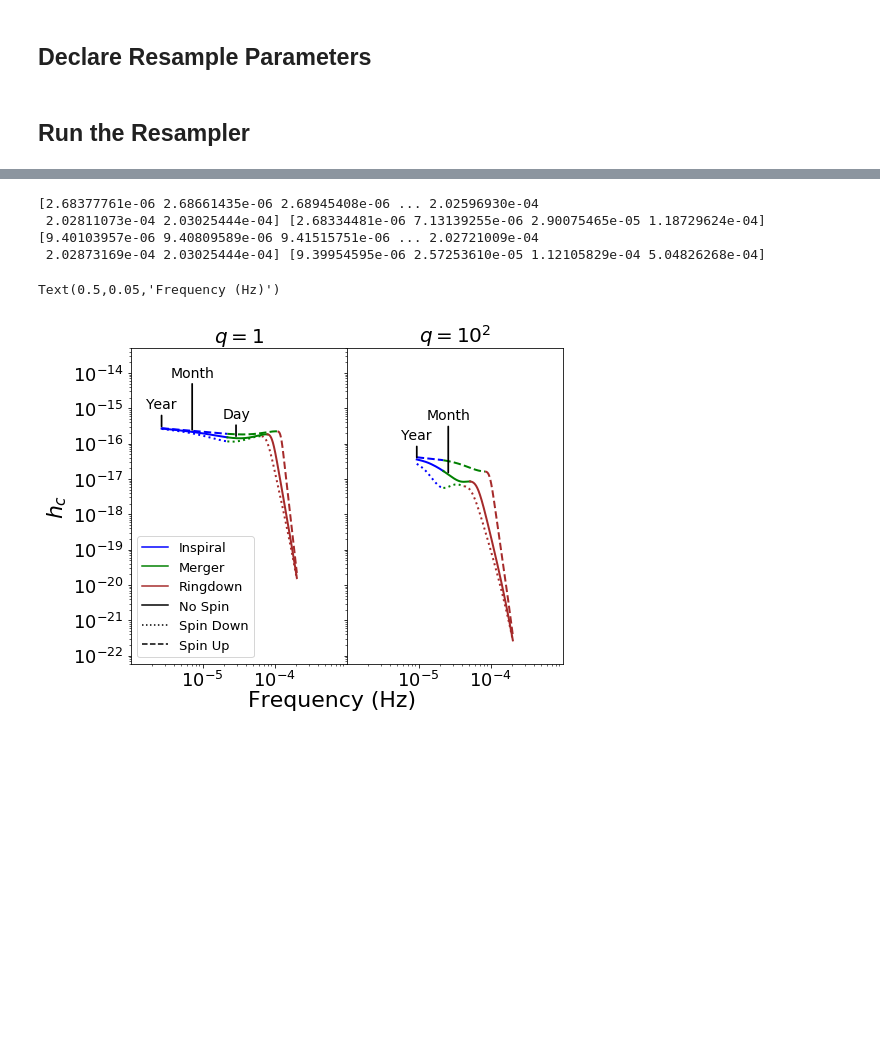
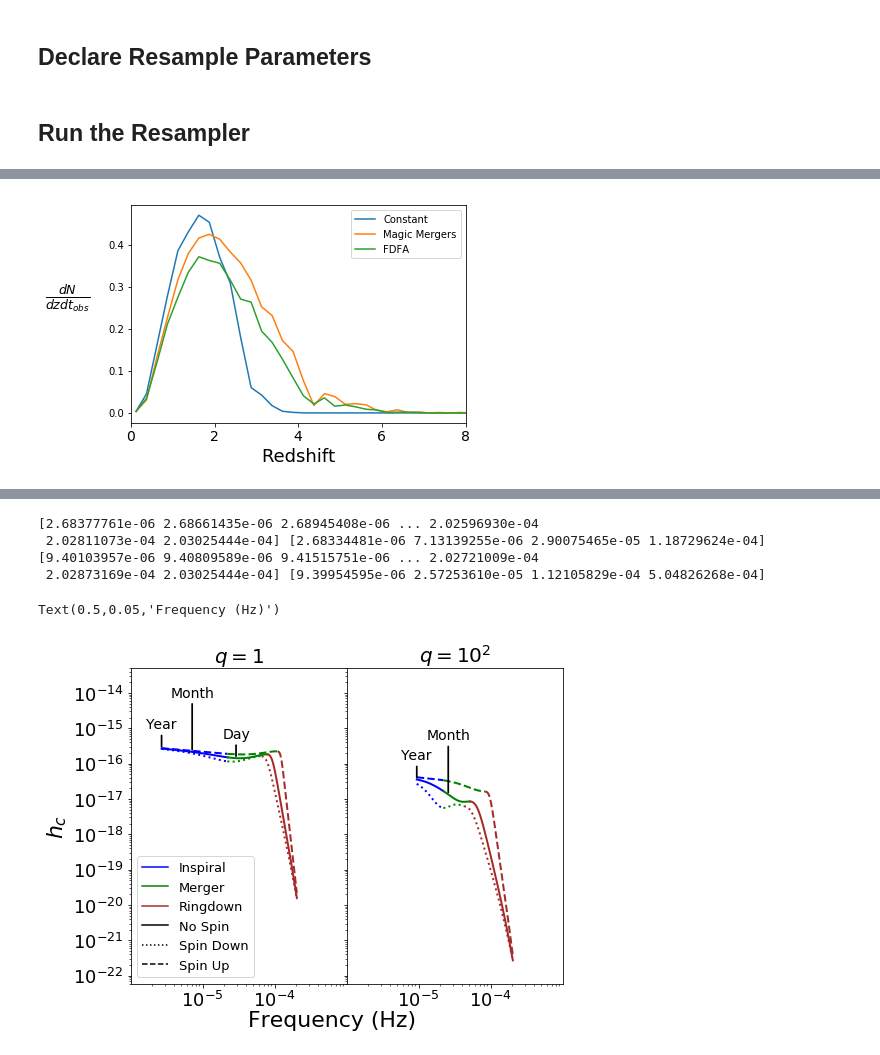
Before and after one commit to mikekatz04/Illustris_LISA_paper, a Jupyter notebook: code/paper_plots.ipynb, the cells around one changed output, grey strips where cells are left out. Drawn from its saved outputs; the diff is of its cells as text; code cells hidden in the pictures; blank space fills up the shorter version.

```diff
--- a/code/paper_plots.ipynb
+++ b/code/paper_plots.ipynb
@@ -17,8 +23,8 @@ Msun=1.989e30
 # %% [markdown]
 ## Declare Resample Parameters
 # %%
-num_catalogs = 1000
-t_obs = 10.0 #years
+num_catalogs = 10
+t_obs = 5.0 #years
 duration = 100.0 #years
 
 #input file
@@ -44,7 +50,7 @@ evolve_class = EvolveFDFA
 # keys are the parameter names for the evolution scenario.
 # values are the corresponding names of the input_data columns
 evolve_key_guide = {'m1':'mass_new_prev_in', 'm2':'mass_new_prev_out',
-                    'z':'redshift', 'separation':'separation', 'gamma':'gamma',
+                    'z':'redshift', 'separation':'separation', 'star_gamma':'star_gamma',
                     'vel_disp_1':'vel_disp_prev_in',  'vel_disp_2':'vel_disp_prev_out'}
 
 
@@ -63,5 +69,11 @@ merger_rate_kwargs = {'Vc':106.5**3, 'dz':0.001, 'zmax':10.0}
 ###### Parrallel Calculation of SNRs #######
 ############################################
 parallel_kwargs = {'num_processors':None, 'num_splits':1000, 'verbose':50}
+
+
+##########################
+###### SNR Options #######
+##########################
+snr_kwargs = {'wd_noise':True, 'num_points':2048, 'sensitivity_curve':'LPA', 'prefactor':np.sqrt(16./5.)}
 # %% [markdown]
 ## Run the Resampler
@@ -133,0 +136,30 @@ ValueError: Data has no positive values, and therefore can not be log-scaled.
+# %%
+def merger_integrand(ax, detectable=False, label_fontsize=18, tick_fontsize=14, legend=True):
+    snr_bins = np.linspace(np.log10(8.0), 5.0, 20)
+    for label in evolve_out:
+        if detectable:
+            extra_string = '_det'
+        else:
+            extra_string = ''
+        z, dN_dzdt = evolve_out[label]['merger_rate_info']['zs' + extra_string], -evolve_out[label]['merger_rate_info']['integrand' + extra_string]
+        ax.plot(z, dN_dzdt, label=label)
+
+    xticks = [0,2,4,6,8]
+    ax.set_xlim(np.log10(8.0), max(xticks))
+    ax.set_xticks(xticks)
+    ax.set_xticklabels(['%i'%i for i in xticks], fontsize=tick_fontsize)
+
+    yticks = [0.0,0.1,0.2,0.3,0.4,0.5]
+    #ax.set_ylim(min(xticks), max(xticks))
+    #ax.set_yticks(xticks)
+    #ax.set_yticklabels(['%i'%i for i in xticks], fontsize=14)
+
+    ax.set_xlabel('Redshift',fontsize=label_fontsize)
+    if detectable:
+        ylabel = r'$\frac{dN\left(\rho>8\right)}{dzdt_{obs}}$'
+    else:
+        ylabel = r'$\frac{dN}{dzdt_{obs}}$'
+    ax.set_ylabel(ylabel, rotation='horizontal', labelpad=40, fontsize=label_fontsize)
+    if legend:
+        ax.legend(loc='best')
+    return ax
@@ -133,0 +214,5 @@ ValueError: Data has no positive values, and therefore can not be log-scaled.
+# %%
+fig, ax = plt.subplots(1,1)
+ax = merger_integrand(ax, detectable=False)
+# %% [output]
+[figure, added]
```
Also changed, not shown: parts of 23 cells of this notebook.
